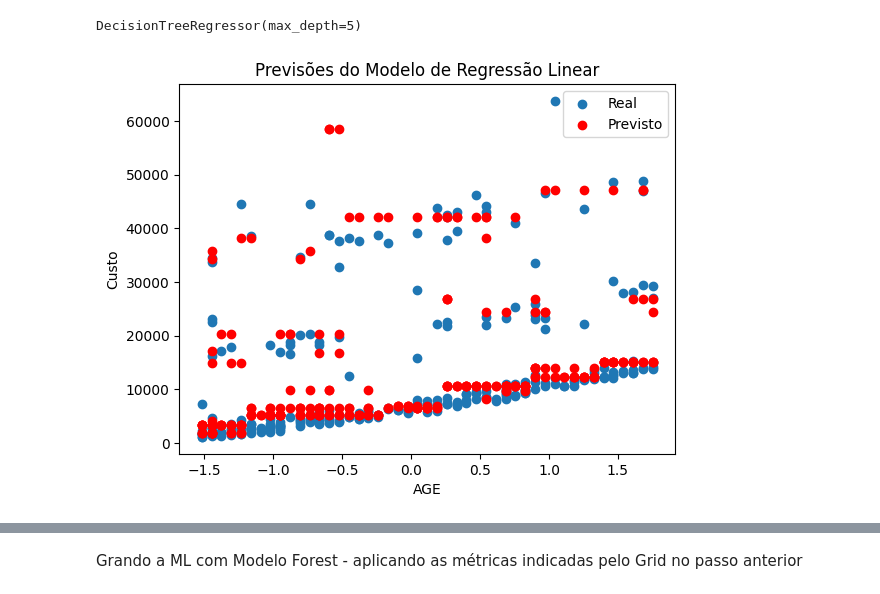
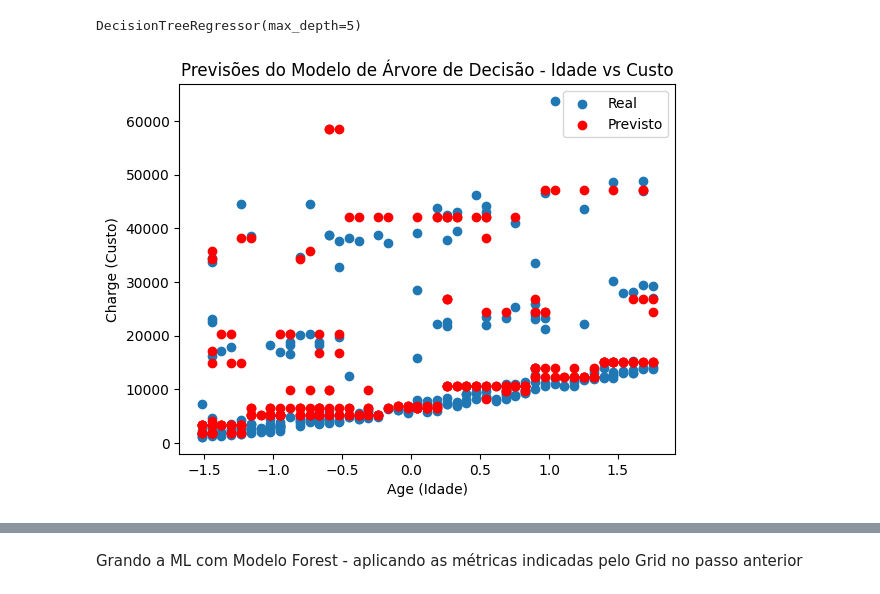
Before and after one commit to FIAP-3IADT-G11/tech-challenge-1, a Jupyter notebook: tech_challenge_notebook.ipynb, the cells around one changed output, grey strips where cells are left out. Cells and saved outputs as stored; diff of their text form; code cells hidden in the pictures.

```diff
--- a/tech_challenge_notebook.ipynb
+++ b/tech_challenge_notebook.ipynb
@@ -247,12 +286,12 @@ DecisionTreeRegressor(max_depth=5)
 # %%
 tree_predictions = model_decision_tree.predict(x_test_standard_scaled)
 
 plt.scatter(x_test_standard_scaled[:, 0], y_test, label='Real')
 plt.scatter(x_test_standard_scaled[:, 0], tree_predictions, label='Previsto', color='red')
-plt.xlabel('AGE')
-plt.ylabel('Custo')
-plt.title('Previsões do Modelo de Regressão de Árvore de Decisão')
+plt.xlabel('Age (Idade)')
+plt.ylabel('Charge (Custo)')
+plt.title('Previsões do Modelo de Árvore de Decisão - Idade vs Custo')
 plt.legend()
 plt.show()
 # %% [output]
-[figure, old version]
+[figure, new version]
```
Also changed, not shown: parts of 12 cells of this notebook.
